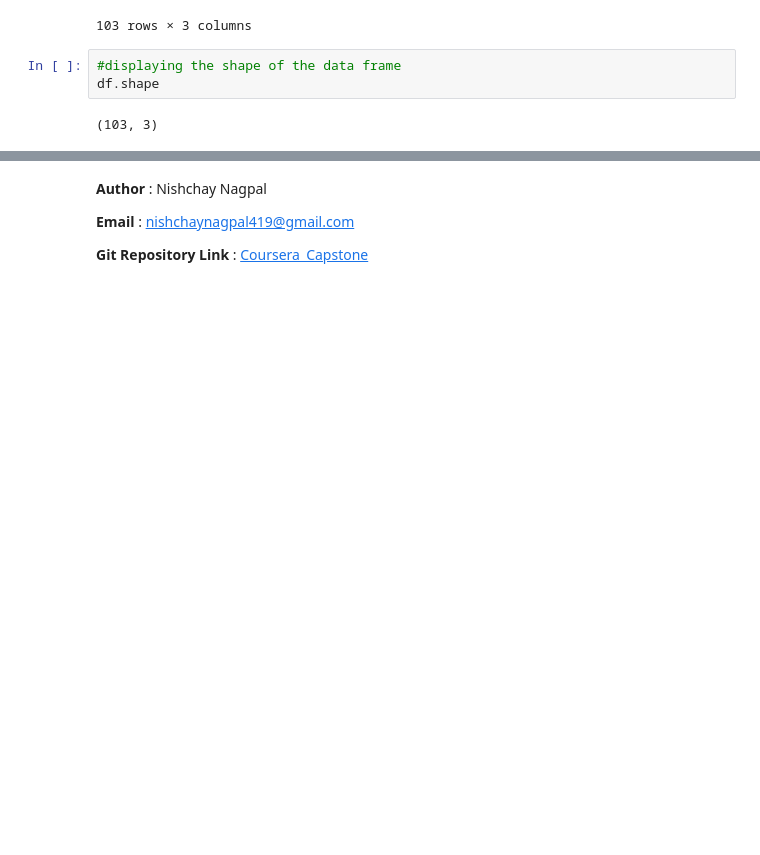
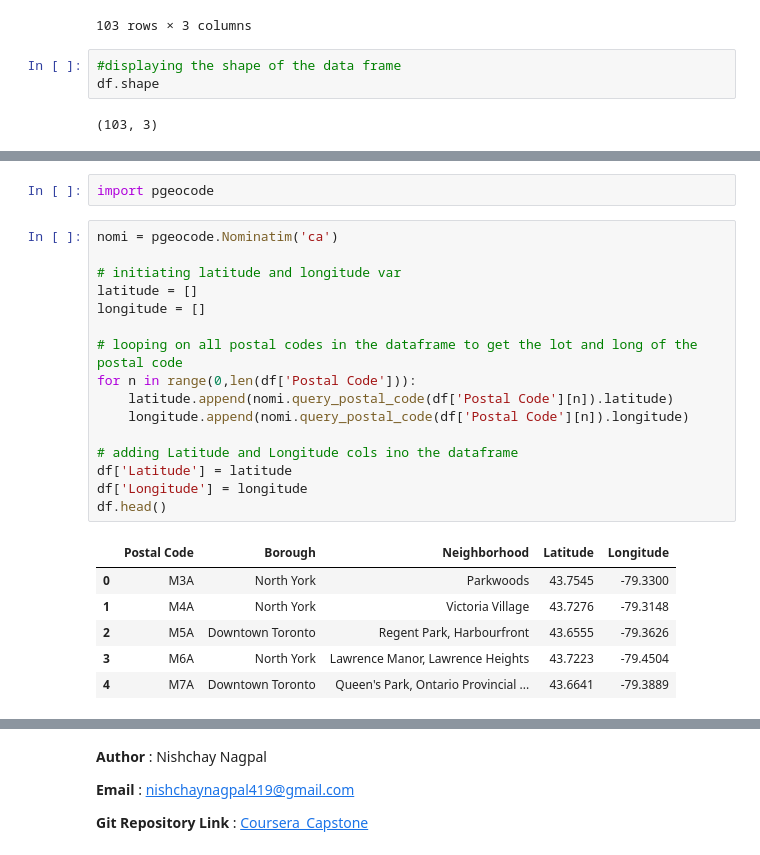
Before and after one commit to Anima419/Coursera_Capstone, a Jupyter notebook: Segmenting Canada Neighborhoods.ipynb, the cells around one changed output, grey strips where cells are left out. Drawn from its saved outputs; the diff is of its cells as text; blank space fills up the shorter version.

```diff
--- a/Segmenting Canada Neighborhoods.ipynb
+++ b/Segmenting Canada Neighborhoods.ipynb
@@ -99,0 +112,25 @@ df.shape
+# %%
+import pgeocode
+# %%
+nomi = pgeocode.Nominatim('ca')
+
+# initiating latitude and longitude var
+latitude = []
+longitude = []
+
+# looping on all postal codes in the dataframe to get the lot and long of the postal code
+for n in range(0,len(df['Postal Code'])):
+    latitude.append(nomi.query_postal_code(df['Postal Code'][n]).latitude)
+    longitude.append(nomi.query_postal_code(df['Postal Code'][n]).longitude)
+
+# adding Latitude and Longitude cols ino the dataframe
+df['Latitude'] = latitude
+df['Longitude'] = longitude
+df.head()
+# %% [output]
+|  | Postal Code | Borough | Neighborhood | Latitude | Longitude |
+| 0 | M3A | North York | Parkwoods | 43.7545 | -79.3300 |
+| 1 | M4A | North York | Victoria Village | 43.7276 | -79.3148 |
+| 2 | M5A | Downtown Toronto | Regent Park, Harbourfront | 43.6555 | -79.3626 |
+| 3 | M6A | North York | Lawrence Manor, Lawrence Heights | 43.7223 | -79.4504 |
+| 4 | M7A | Downtown Toronto | Queen's Park, Ontario Provincial ... | 43.6641 | -79.3889 |
```
Also changed, not shown: parts of 11 cells of this notebook.
